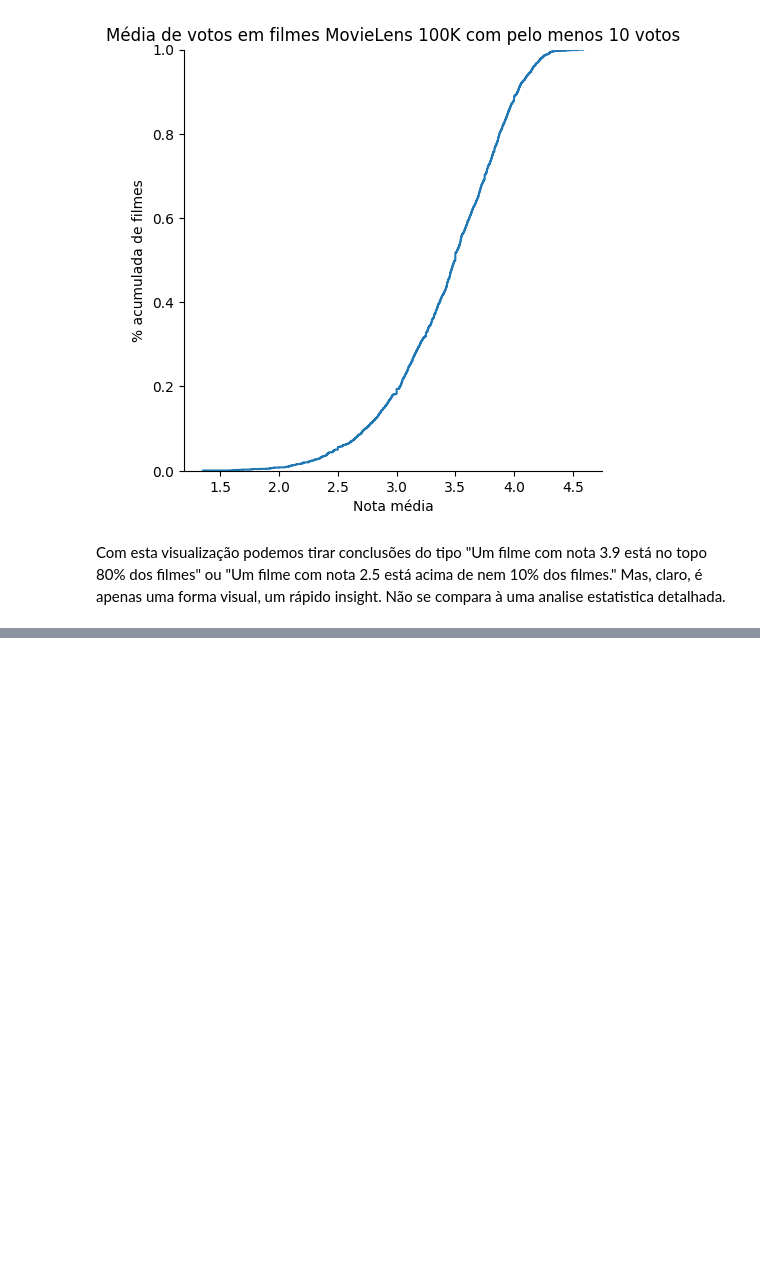
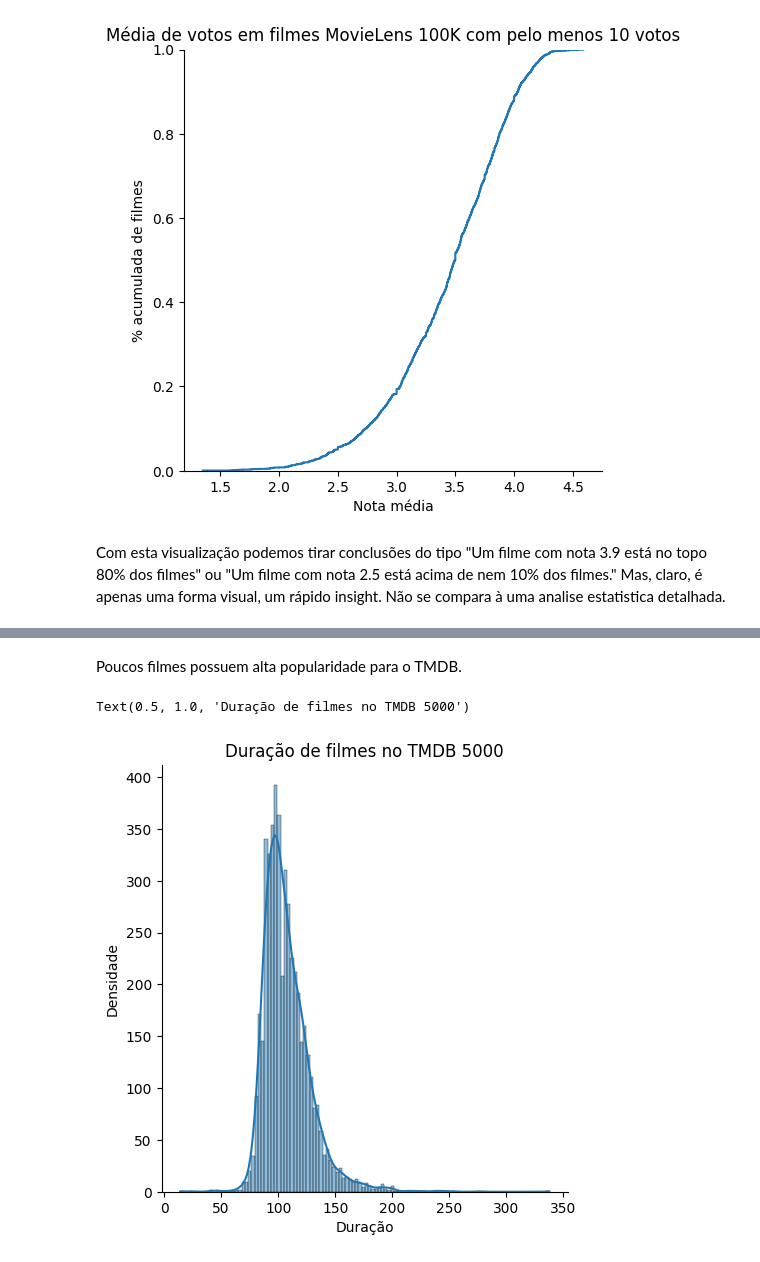
Before and after one commit to fernandowolff/estatistica_python, a Jupyter notebook: testes_estatisticos/Data Science - Introdução a Testes.ipynb, the cells around one changed output, grey strips where cells are left out. Drawn from its saved outputs; the diff is of its cells as text; code cells hidden in the pictures; blank space fills up the shorter version.

```diff
--- a/testes_estatisticos/Data Science - Introdução a Testes.ipynb
+++ b/testes_estatisticos/Data Science - Introdução a Testes.ipynb
@@ -180,0 +214,9 @@ Com esta visualização podemos tirar conclusões do tipo "Um filme com nota 3.9
+# %% [markdown]
+Poucos filmes possuem alta popularidade para o TMDB.
+# %%
+ax = sns.displot(tmdb.query("runtime > 0").runtime.dropna(), kde=True)
+ax.set_axis_labels("Duração", "Densidade")
+plt.title("Duração de filmes no TMDB 5000")
+# %% [output]
+Text(0.5, 1.0, 'Duração de filmes no TMDB 5000')
+[figure, added]
```
Also changed, not shown: parts of 12 cells of this notebook.
